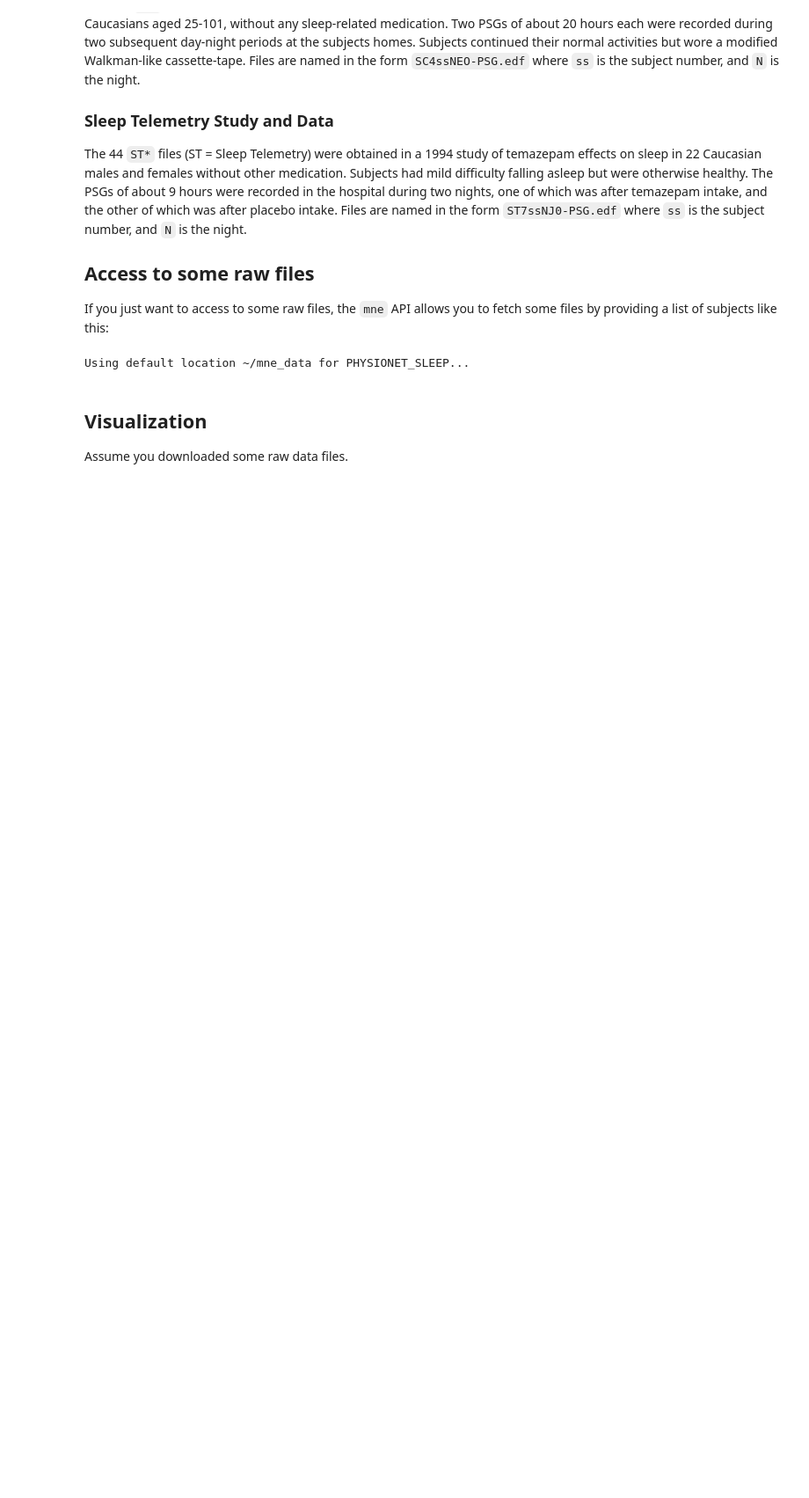
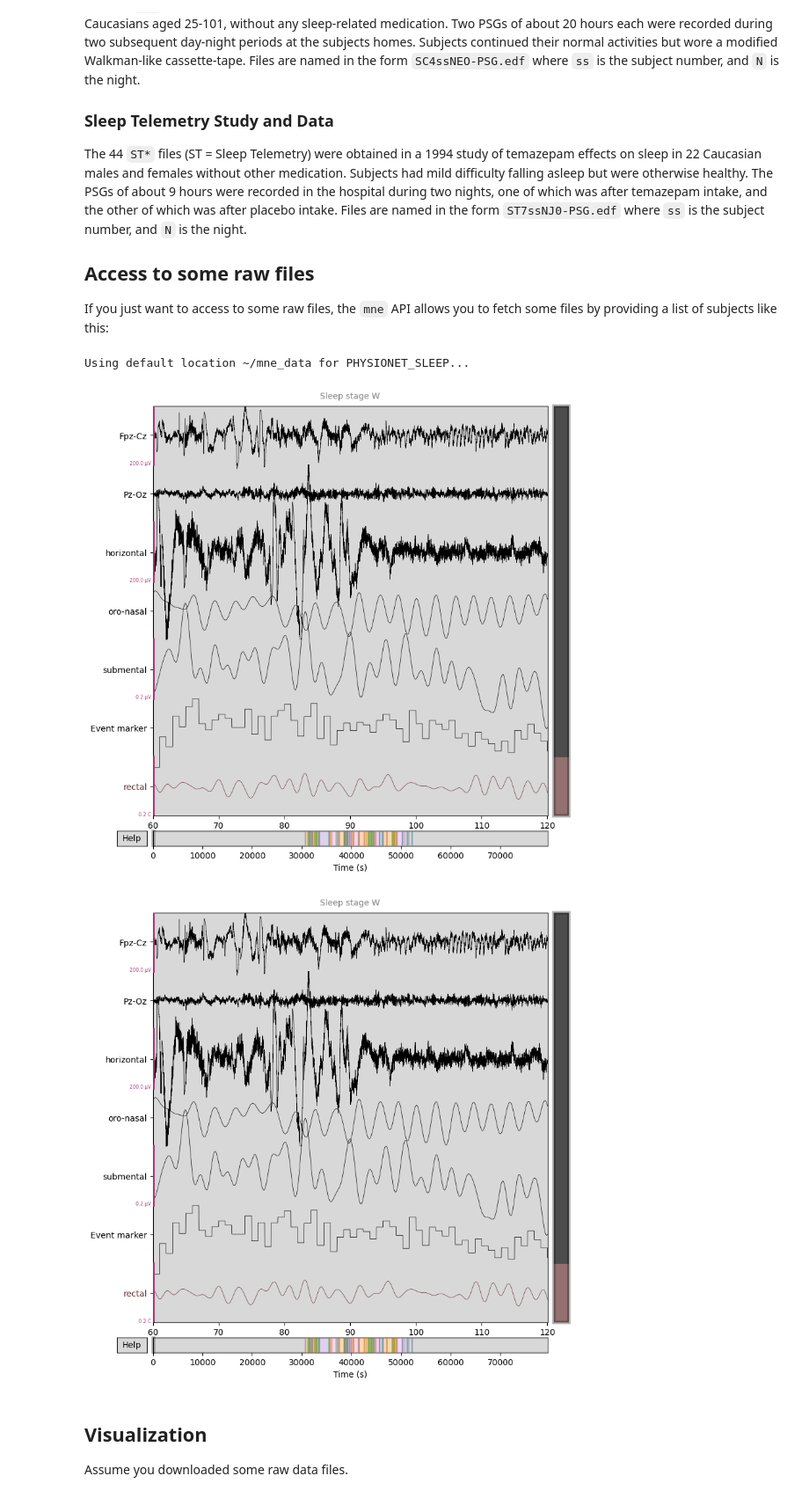
Before and after one commit to constantbourdrez/adl24-sleep-stage, a Jupyter notebook: sleep-edf-data.ipynb, the cells around one changed output. Shown: that part at 88% size. Drawn from its saved outputs; the diff is of its cells as text; code cells hidden in the pictures; blank space fills up the shorter version.

Commit message:
premier commit je n'arrive toujours pas à ouvrir les datas lol

```diff
--- a/sleep-edf-data.ipynb
+++ b/sleep-edf-data.ipynb
@@ -36,5 +38,28 @@ files = fetch_data(subjects=[12], recording=[1])
 # %% [output]
 Using default location ~/mne_data for PHYSIONET_SLEEP...
+# %%
+raw_train = mne.io.read_raw_edf(
+    alice_files[0],
+    stim_channel="Event marker",
+    infer_types=True,
+    preload=True,
+    verbose="error",  # ignore issues with stored filter settings
+)
+annot_train = mne.read_annotations(alice_files[1])
+
+raw_train.set_annotations(annot_train, emit_warning=False)
+
+# plot some data
+# scalings were chosen manually to allow for simultaneous visualization of
+# different channel types in this specific dataset
+raw_train.plot(
+    start=60,
+    duration=60,
+    scalings=dict(eeg=1e-4, resp=1e3, eog=1e-4, emg=1e-7, misc=1e-1),
+)
+# %% [output]
+[figure, added]
+[figure, added]
 # %% [markdown]
 ## Visualization
 
```
Also changed, not shown: parts of 6 cells of this notebook, 1 other file.
